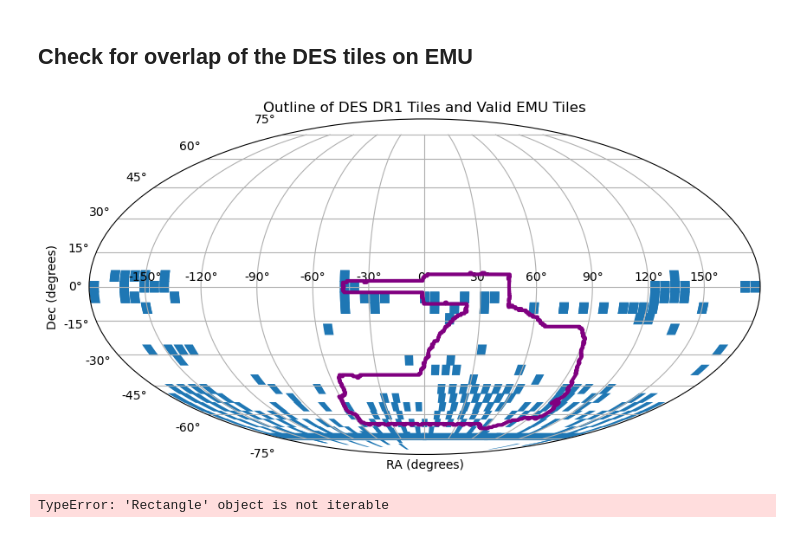
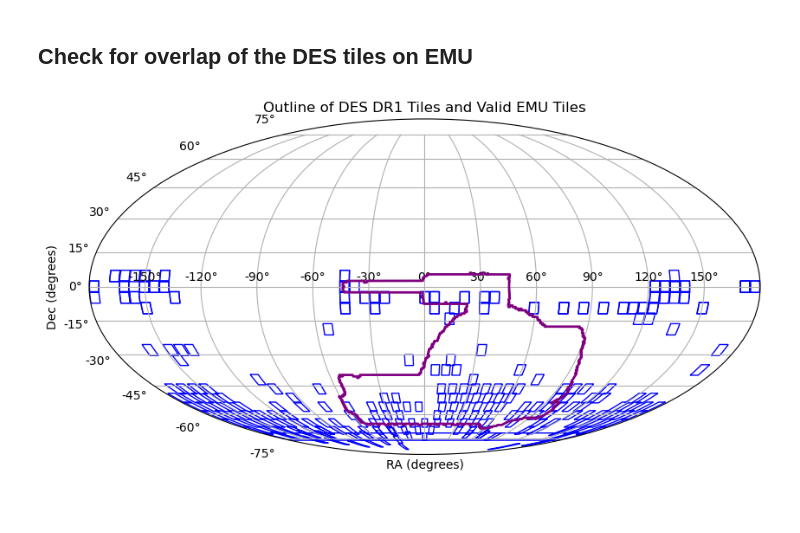
Before and after one commit to theWebTardigrade/fundamental-properties-of-EMU-radio-sources, a Jupyter notebook: code/EMU_DES_tiles.ipynb, the cells around one changed output. Cells and saved outputs as stored; diff of their text form; code cells hidden in the pictures.

Commit message:
overlap tiles is working correctly

```diff
--- a/code/EMU_DES_tiles.ipynb
+++ b/code/EMU_DES_tiles.ipynb
@@ -222,17 +242,0 @@ for i in range(len(des_tiles_df)):
-# %%
-# Create a Mollweide projection plot
-fig = plt.figure(figsize=(10, 6))
-ax = fig.add_subplot(111, projection='mollweide')
-
-# Plot EMU tiles in radians in Mollweide projection
-for i in range(len(des_tiles_plot_rad)):
-    plt.gca().add_patch(des_tiles_plot_rad[i])
-
-# Set plot labels and title
-ax.set_xlabel('RA (radians)')
-ax.set_ylabel('Dec (radians)')
-ax.set_title('DES DR1 Tiles (Mollweide Projection)')
-ax.grid(True)
-
-# Show the plot
-plt.show()
@@ -261,27 +243,40 @@ plt.show()
 # %% [markdown]
 ## Check for overlap of the DES tiles on EMU
 # %%
+# Plot the outline of the DES DR1 tiles and valid EMU tiles
+
 all_tiles = MultiPolygon(des_tiles_rad)
 
 outline = unary_union(all_tiles)
 
 fig = plt.figure(figsize=(10, 6))
 ax = fig.add_subplot(111, projection='mollweide')
 
 # Plot the outline of the DES DR1 tiles
 for geom in outline.geoms if hasattr(outline, 'geoms') else [outline]:
     ra, dec = geom.exterior.xy
-    ax.plot(ra, dec, color='purple', linewidth=3)
+    ax.plot(ra, dec, color='purple', linewidth=2)
 
 # Plot the valid EMU tiles
-for i in range(len(emu_tiles_plot_rad_valid)):
-    plt.gca().add_patch(emu_tiles_plot_rad_valid[i])
+for i in range(len(emu_tiles_df['field_name'])):
+    corners_deg = np.array([
+        [emu_tiles_df['rac1_deg'][i], emu_tiles_df['decc1_deg'][i]],
+        [emu_tiles_df['rac2_deg'][i], emu_tiles_df['decc2_deg'][i]],
+        [emu_tiles_df['rac3_deg'][i], emu_tiles_df['decc3_deg'][i]],
+        [emu_tiles_df['rac4_deg'][i], emu_tiles_df['decc4_deg'][i]]
+    ])
+
+    corners_rad = [(  np.radians(ra - 360 if ra > 180 else ra ), np.radians(dec)) for ra, dec in corners_deg]
+
+    if has_sbid[i]:
+        tile = mplPolygon(corners_rad, closed=True, edgecolor='blue', facecolor='none')
+        plt.gca().add_patch(tile)
 
 ax.set_xlabel('RA (degrees)')
 ax.set_ylabel('Dec (degrees)')
 ax.set_title('Outline of DES DR1 Tiles and Valid EMU Tiles')
 ax.grid(True)
 
 plt.show()
 # %% [output]
-[figure, old version]
+[figure, new version]
@@ -305,12 +282,0 @@ ax.grid(True)
-# %%
-def check_polygon_overlap(primary_polygons, secondary_polygons):
-    for primary in primary_polygons:
-        for secondary in secondary_polygons:
-            if primary.intersects(secondary):  # Check if the polygons overlap
-                return True
-    return False
-
-overlap_exists = check_polygon_overlap(emu_tiles, des_tiles)
-print(f"Do any polygons overlap? {overlap_exists}")
-# %% [output]
-TypeError: 'Rectangle' object is not iterable
```
Also changed, not shown: parts of 20 cells of this notebook, 2 other files.
